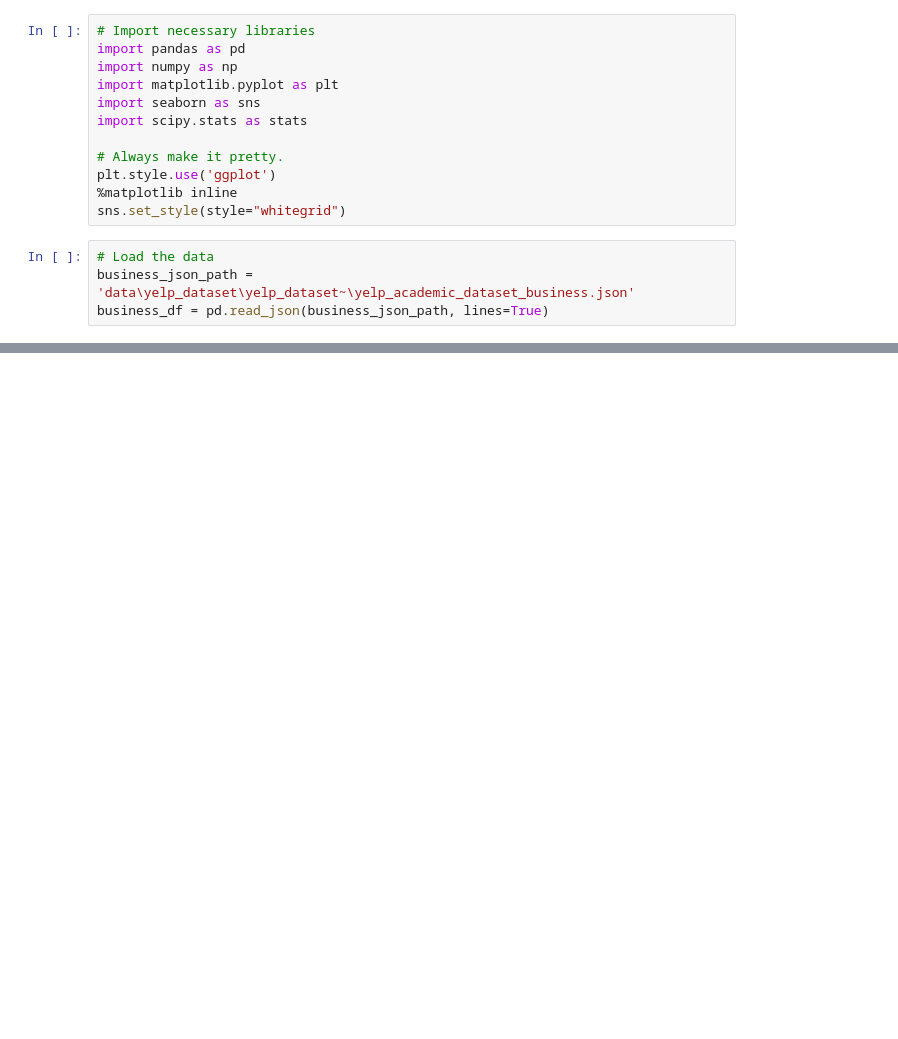
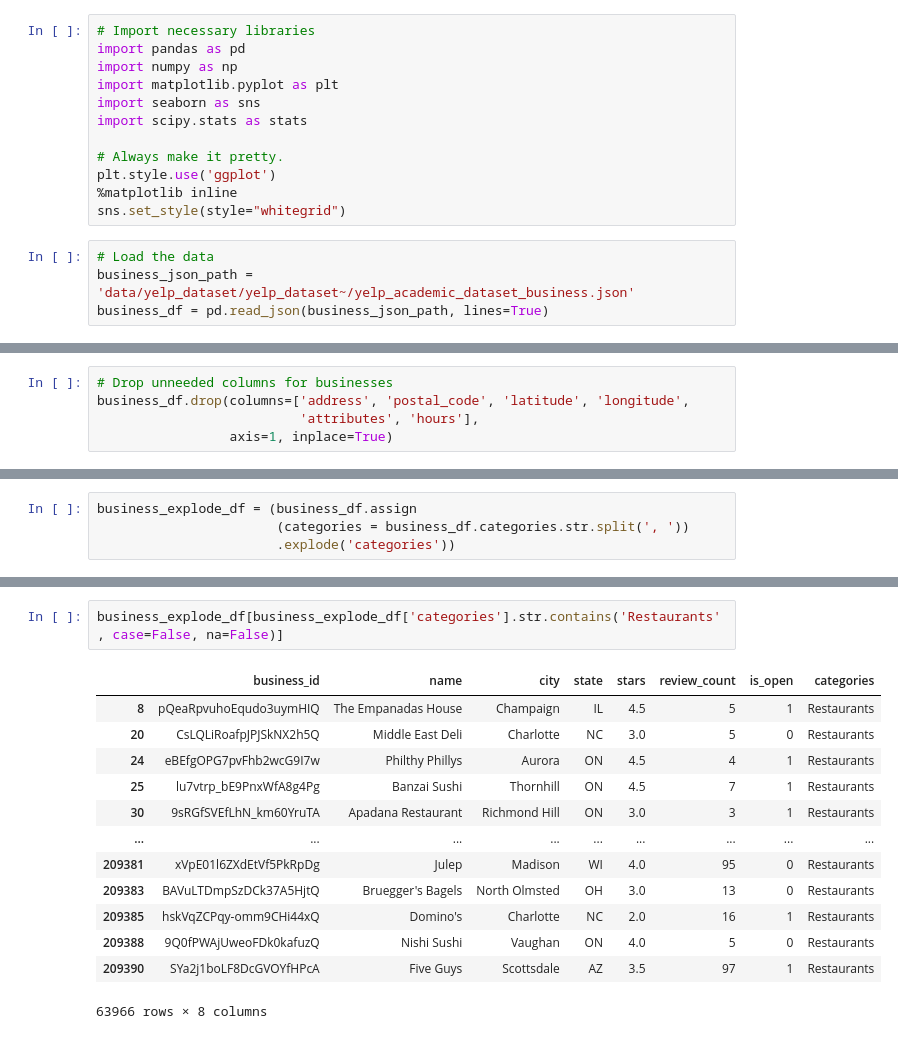
Before and after one commit to unclebrod/YelpRecommender, a Jupyter notebook: workbook.ipynb, the cells around one changed output, grey strips where cells are left out. Drawn from its saved outputs; the diff is of its cells as text; blank space fills up the shorter version.

Commit message:
initial data exploration

```diff
--- a/workbook.ipynb
+++ b/workbook.ipynb
@@ -12,5 +12,5 @@ plt.style.use('ggplot')
 sns.set_style(style="whitegrid")
 # %%
 # Load the data
-business_json_path = 'data\yelp_dataset\yelp_dataset~\yelp_academic_dataset_business.json'
+business_json_path = 'data/yelp_dataset/yelp_dataset~/yelp_academic_dataset_business.json'
 business_df = pd.read_json(business_json_path, lines=True)
@@ -21,0 +116,5 @@ MemoryError:
+# %%
+# Drop unneeded columns for businesses
+business_df.drop(columns=['address', 'postal_code', 'latitude', 'longitude',
+                          'attributes', 'hours'],
+                 axis=1, inplace=True)
@@ -21,0 +168,4 @@ MemoryError:
+# %%
+business_explode_df = (business_df.assign
+                       (categories = business_df.categories.str.split(', '))
+                       .explode('categories'))
@@ -21,0 +200,16 @@ MemoryError:
+# %%
+business_explode_df[business_explode_df['categories'].str.contains('Restaurants', case=False, na=False)]
+# %% [output]
+|  | business_id | name | city | state | stars | review_count | is_open | categories |
+| 8 | pQeaRpvuhoEqudo3uymHIQ | The Empanadas House | Champaign | IL | 4.5 | 5 | 1 | Restaurants |
+| 20 | CsLQLiRoafpJPJSkNX2h5Q | Middle East Deli | Charlotte | NC | 3.0 | 5 | 0 | Restaurants |
+| 24 | eBEfgOPG7pvFhb2wcG9I7w | Philthy Phillys | Aurora | ON | 4.5 | 4 | 1 | Restaurants |
+| 25 | lu7vtrp_bE9PnxWfA8g4Pg | Banzai Sushi | Thornhill | ON | 4.5 | 7 | 1 | Restaurants |
+| 30 | 9sRGfSVEfLhN_km60YruTA | Apadana Restaurant | Richmond Hill | ON | 3.0 | 3 | 1 | Restaurants |
+| ... | ... | ... | ... | ... | ... | ... | ... | ... |
+| 209381 | xVpE01l6ZXdEtVf5PkRpDg | Julep | Madison | WI | 4.0 | 95 | 0 | Restaurants |
+| 209383 | BAVuLTDmpSzDCk37A5HjtQ | Bruegger's Bagels | North Olmsted | OH | 3.0 | 13 | 0 | Restaurants |
+| 209385 | hskVqZCPqy-omm9CHi44xQ | Domino's | Charlotte | NC | 2.0 | 16 | 1 | Restaurants |
+| 209388 | 9Q0fPWAjUweoFDk0kafuzQ | Nishi Sushi | Vaughan | ON | 4.0 | 5 | 0 | Restaurants |
+| 209390 | SYa2j1boLF8DcGVOYfHPcA | Five Guys | Scottsdale | AZ | 3.5 | 97 | 1 | Restaurants |
+63966 rows × 8 columns
```
Also changed, not shown: parts of 32 cells of this notebook.
